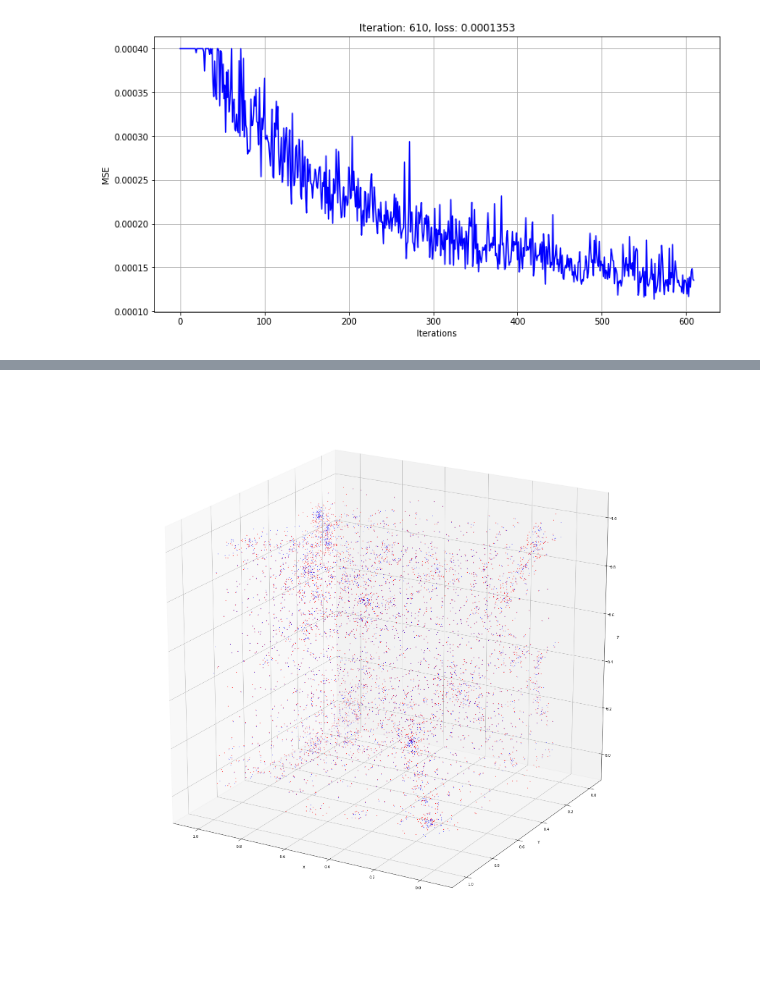
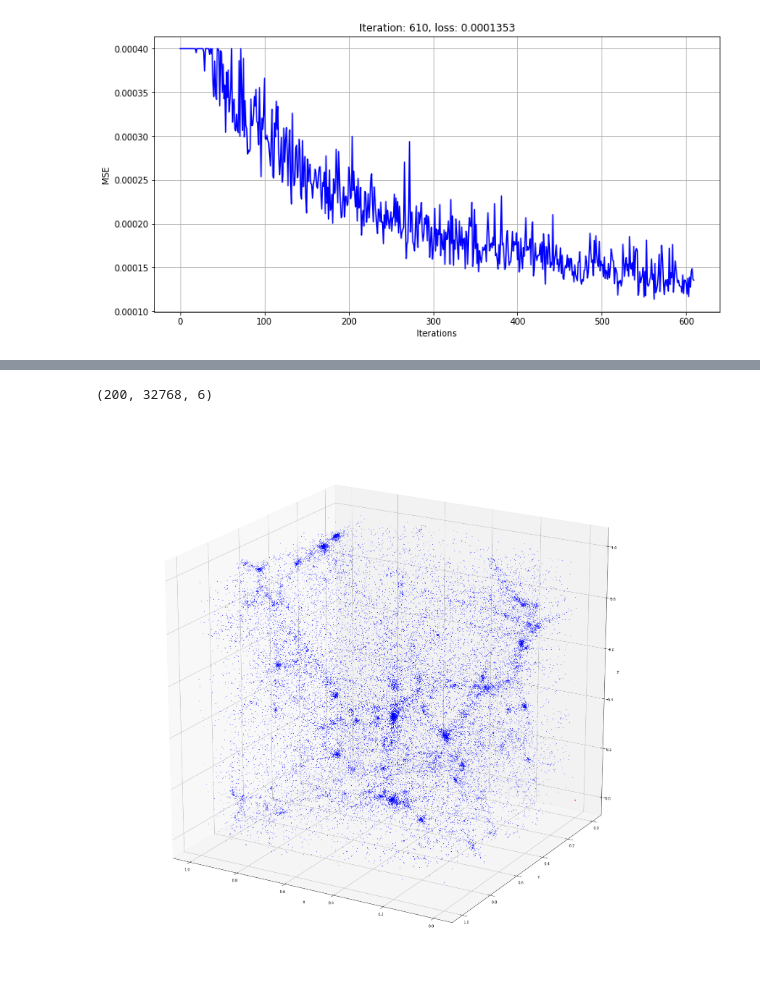
Before and after one commit to evdcush/N-Body_PointCloudEvolution, a Jupyter notebook: sandbox.ipynb, the cells around one changed output, grey strips where cells are left out. Saved outputs shown, nothing was run; the diff lists cells and outputs as text; code cells hidden in the pictures.

```diff
--- a/sandbox.ipynb
+++ b/sandbox.ipynb
@@ -328,31 +328,42 @@ G_16_0400_77743196_: validation avg 0.00012827080732677132
 # %%
 xh = cuda.to_cpu(x_hat.data)
 xt = cuda.to_cpu(x_true.data)
+# %%
+rscube_dir = './MultiCubes/Cubes/'
+RS_x_input = np.load(rscube_dir + 'X_32_data.npy') # (11, 200, 32768, 6)
+RS_x_pred  = np.load(rscube_dir + 'TestX32_6.0-0.0_predictions.npy') # (10, 200, 32768, 6)
+# %%
+xt = RS_x_input[-1]
+xh = RS_x_pred[-1]
+# %%
+xh.shape
+# %% [output]
+(200, 32768, 6)
 # %%
 '''
 plot point cloud
 '''
 from IPython import display
-j = 3
+j = 19
 fsize = (28,28)
 particle_size = (.6, 1.3)
 truth_color = 'blue'
 pred_color = 'red'
 colors = (truth_color, pred_color)
 
 plt.close('all')
 fig = data_utils.plot_3D_pointcloud(xt, xh, j, colors=colors, pt_size=particle_size, fsize=fsize)
 plt.gca().view_init(20, 120)
 display.display(plt.gcf())
 display.clear_output(wait=True)
 time.sleep(0.0001)
 rotate = False
 if rotate:
     for angle in range(0,360,40):
         fig.view_init(30, angle)
         display.display(plt.gcf())
         display.clear_output(wait=True)
         time.sleep(0.0001)
 #fig.savefig('./Plots/' + model_name, dpi=2400,bbox_inches='tight') # warning, this makes a huge image
 # %% [output]
-[figure, old version]
+[figure, new version]
```
Also changed, not shown: parts of 11 cells of this notebook, 2 other files.
